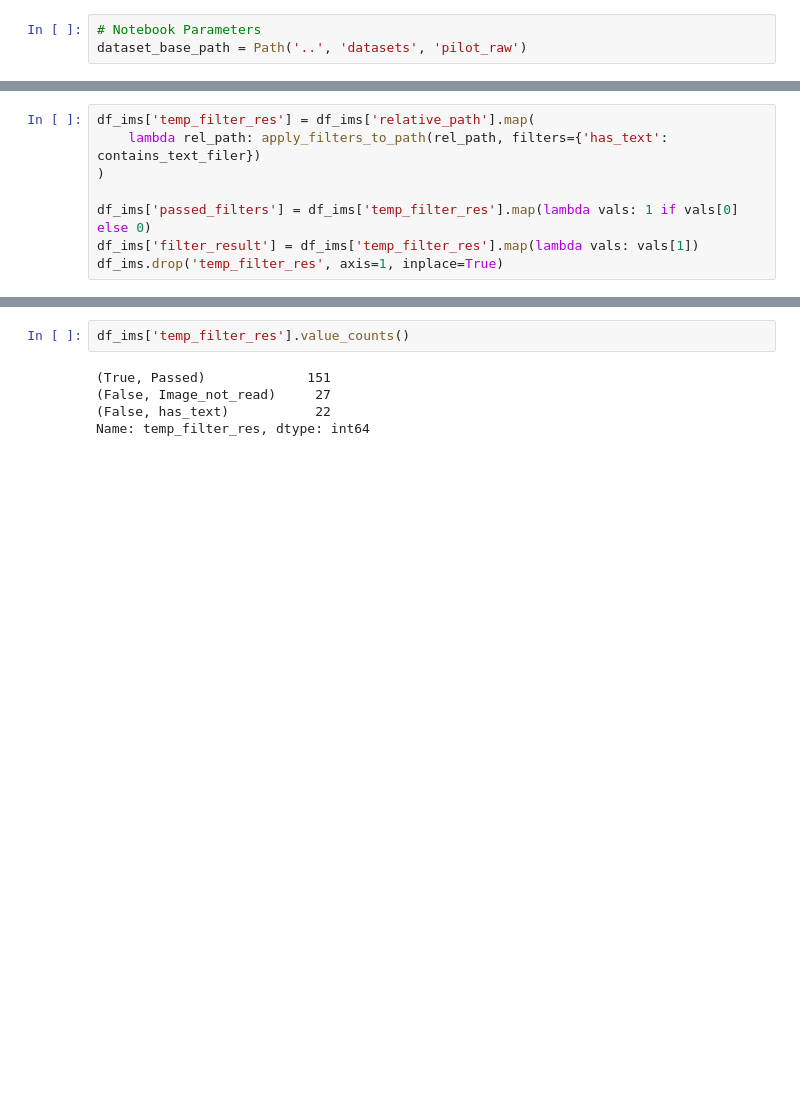
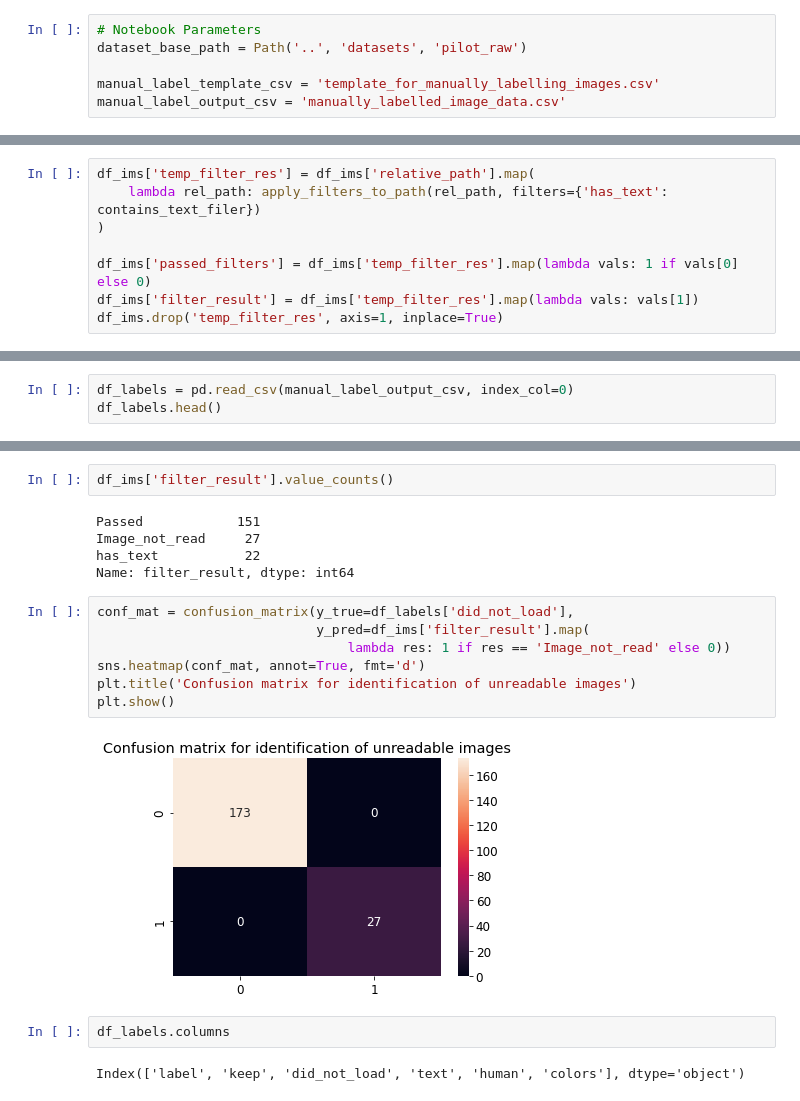
Before and after one commit to KenWronka/poison_ivy_detector, a Jupyter notebook: code/make_dataset/PILOT-2_filter_images.ipynb, the cells around one changed output, grey strips where cells are left out. Cells and saved outputs as stored; diff of their text form; blank space fills up the shorter version.

```diff
--- a/code/make_dataset/PILOT-2_filter_images.ipynb
+++ b/code/make_dataset/PILOT-2_filter_images.ipynb
@@ -30,6 +32,9 @@ plt.rcParams['font.size'] = 12
 # %%
 # Notebook Parameters
 dataset_base_path = Path('..', 'datasets', 'pilot_raw')
+
+manual_label_template_csv = 'template_for_manually_labelling_images.csv'
+manual_label_output_csv = 'manually_labelled_image_data.csv'
 # %% [markdown]
 ## Filter raw examples into usable examples
 # %% [markdown]
@@ -188,0 +187,3 @@ df_ims.drop('temp_filter_res', axis=1, inplace=True)
+# %%
+df_labels = pd.read_csv(manual_label_output_csv, index_col=0)
+df_labels.head()
@@ -189,7 +208,20 @@ df_ims.drop('temp_filter_res', axis=1, inplace=True)
 # %%
-df_ims['temp_filter_res'].value_counts()
+df_ims['filter_result'].value_counts()
 # %% [output]
-(True, Passed)             151
-(False, Image_not_read)     27
-(False, has_text)           22
-Name: temp_filter_res, dtype: int64
+Passed            151
+Image_not_read     27
+has_text           22
+Name: filter_result, dtype: int64
+# %%
+conf_mat = confusion_matrix(y_true=df_labels['did_not_load'],
+                            y_pred=df_ims['filter_result'].map(
+                                lambda res: 1 if res == 'Image_not_read' else 0))
+sns.heatmap(conf_mat, annot=True, fmt='d')
+plt.title('Confusion matrix for identification of unreadable images')
+plt.show()
+# %% [output]
+[figure, added]
+# %%
+df_labels.columns
+# %% [output]
+Index(['label', 'keep', 'did_not_load', 'text', 'human', 'colors'], dtype='object')
```
Also changed, not shown: parts of 9 cells of this notebook, 1 other file.
